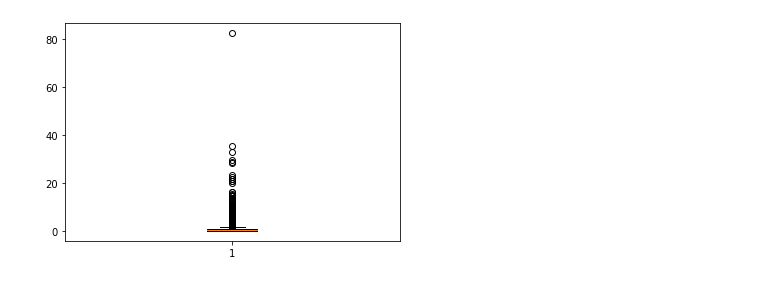
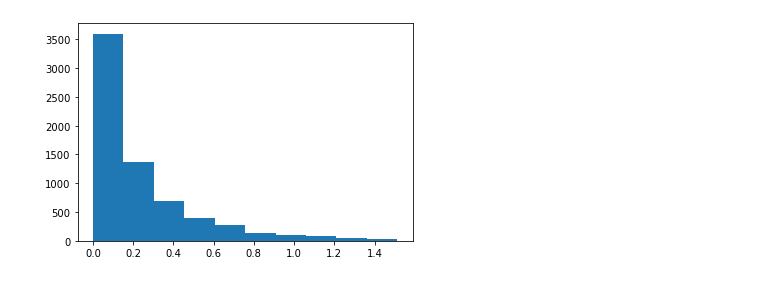
Before and after one commit to Ninjaneer1/VideoGameSalesPredictor, a Jupyter notebook: Video_Game_Sales_Predictor.ipynb, the cells around one changed output. Saved outputs shown, nothing was run; the diff lists cells and outputs as text; code cells hidden in the pictures.

Commit message:
updated assignment

```diff
--- a/Video_Game_Sales_Predictor.ipynb
+++ b/Video_Game_Sales_Predictor.ipynb
@@ -215,0 +229,3 @@ df_global.sort_values(by="Global_Sales", ascending=False).head(20)
+# %%
+df = df.assign(log_NA_Sales=np.log1p(df.NA_Sales))
+df = df.assign(log_Global_Sales=np.log1p(df.Global_Sales))
@@ -215,0 +244,3 @@ df_global.sort_values(by="Global_Sales", ascending=False).head(20)
+# %%
+df["Critic_Combo"] = df["Critic_Count"] * df["Critic_Score"]
+df["User_Combo"] = df["User_Count"] * df["User_Score"]
@@ -215,0 +249,5 @@ df_global.sort_values(by="Global_Sales", ascending=False).head(20)
+# %%
+wantedRatings = (
+    (df.Rating == "E") | (df.Rating == "M") | (df.Rating == "T") | (df.Rating == "E10+")
+)
+df = df.iloc[wantedRatings.values]
@@ -215,0 +274,12 @@ df_global.sort_values(by="Global_Sales", ascending=False).head(20)
+# %%
+perc_90, perc_95, perc_97, perc_99 = np.percentile(df["NA_Sales"], [90, 95, 97, 99])
+
+in_perc_90 = df.NA_Sales <= perc_90
+in_perc_95 = df.NA_Sales <= perc_95
+in_perc_97 = df.NA_Sales <= perc_97
+in_perc_99 = df.NA_Sales <= perc_99
+
+df_90 = df.iloc[in_perc_90.values]
+df_95 = df.iloc[in_perc_95.values]
+df_97 = df.iloc[in_perc_97.values]
+df_99 = df.iloc[in_perc_99.values]
@@ -216,6 +288,6 @@ df_global.sort_values(by="Global_Sales", ascending=False).head(20)
 # %%
-plt.boxplot(x="Global_Sales", data=df)
+plt.hist(x=df_99["log_NA_Sales"])
 plt.show()
 # %% [output]
-[figure, old version]
+[figure, new version]
 [interactive output not drawn]
```
Also changed, not shown: parts of 61 cells of this notebook, 1 other file.
